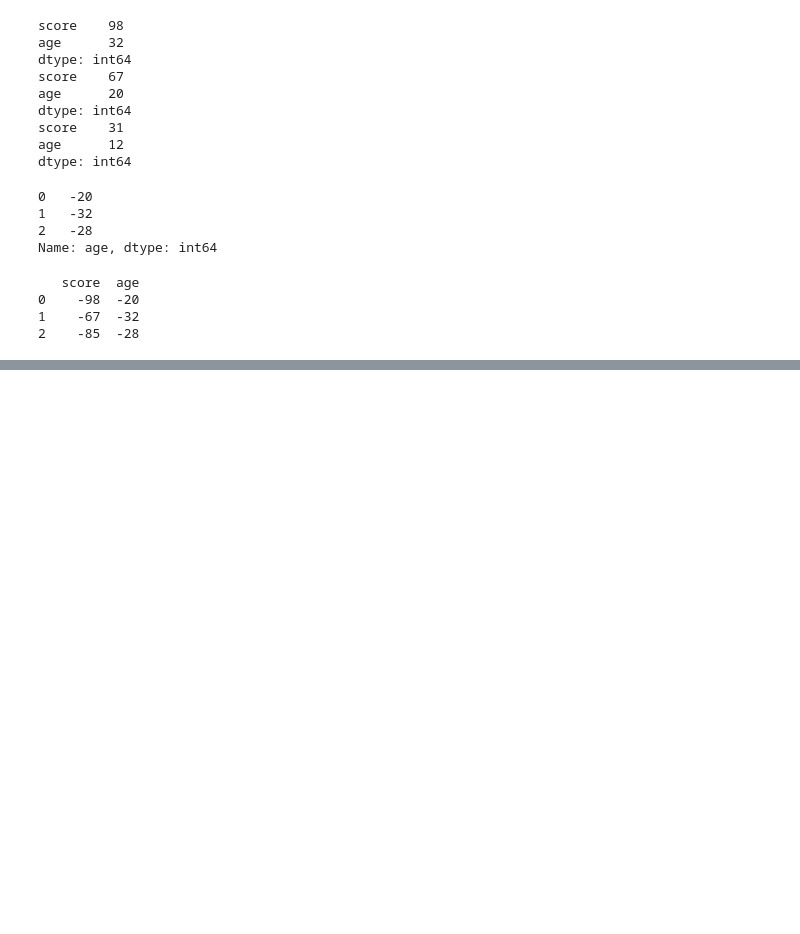
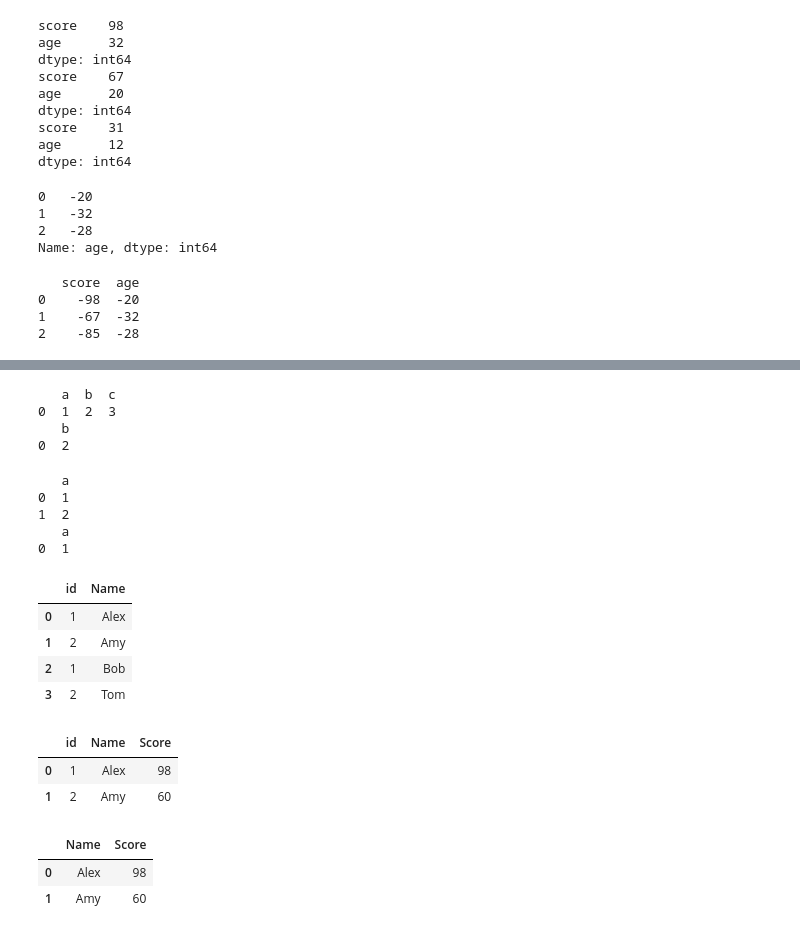
Before and after one commit to potatowedges555/DataScience, a Jupyter notebook: test.ipynb, the cells around one changed output, grey strips where cells are left out. Cells and saved outputs as stored; diff of their text form; code cells hidden in the pictures; blank space fills up the shorter version.

```diff
--- a/test.ipynb
+++ b/test.ipynb
@@ -816,0 +846,80 @@ print(df.applymap(lambda x: -x))
+# %%
+import pandas as pd
+
+df = pd.DataFrame([[1, 2, 3]], columns = ['a', 'b', 'c'])  #    a  b  c
+print(df)                                                  # 0  1  2  3
+
+del df['a']
+df.pop('c')
+print(df) #    b
+          # 0  2
+# %% [output]
+   a  b  c
+0  1  2  3
+   b
+0  2
+# %%
+import pandas as pd
+
+df = pd.DataFrame([[1], [2]], columns = ['a']) #    a
+print(df)                                      # 0  1
+                                               # 1  2
+df = df.drop(1) #    a
+print(df)       # 0  1
+# %% [output]
+   a
+0  1
+1  2
+   a
+0  1
+# %%
+one = pd.DataFrame({
+    'id':[1, 2],
+    'Name': ['Alex', 'Amy'],
+})
+two = pd.DataFrame({
+    'id':[1, 2],
+    'Name': ['Bob', 'Tom']
+})
+
+pd.concat([one, two]).reset_index(drop=True) # 修正index，避免重複
+#   id  Name
+# 0  1  Alex
+# 1  2   Amy
+# 2  1   Bob
+# 3  2   Tom
+# %% [output]
+|  | id | Name |
+| 0 | 1 | Alex |
+| 1 | 2 | Amy |
+| 2 | 1 | Bob |
+| 3 | 2 | Tom |
+# %%
+one = pd.DataFrame({
+    'id':[1, 2],
+    'Name': ['Alex', 'Amy'],
+})
+two = pd.DataFrame({
+    'id':[1, 2],
+    'Score': [98, 60]
+})
+
+pd.merge(one, two, on='id')
+# %% [output]
+|  | id | Name | Score |
+| 0 | 1 | Alex | 98 |
+| 1 | 2 | Amy | 60 |
+# %%
+one = pd.DataFrame({
+    'Name': ['Alex', 'Amy'],})
+two = pd.DataFrame({
+    'Score': [98, 60]})
+
+one.join(two)
+#    Name  Score
+# 0  Alex     98
+# 1   Amy     60
+# %% [output]
+|  | Name | Score |
+| 0 | Alex | 98 |
+| 1 | Amy | 60 |
```
Also changed, not shown: parts of 3 cells of this notebook, 1 other file.
